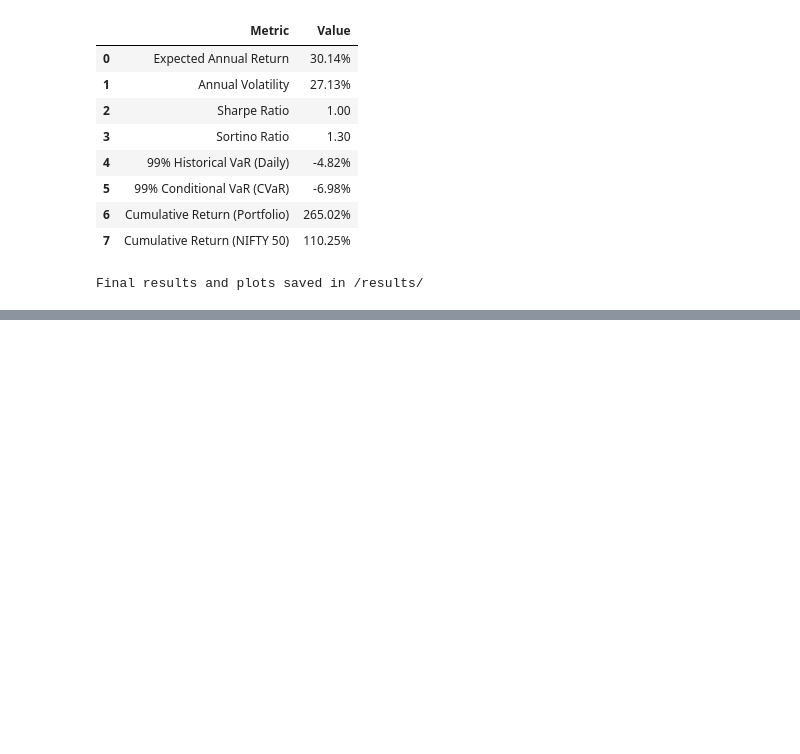
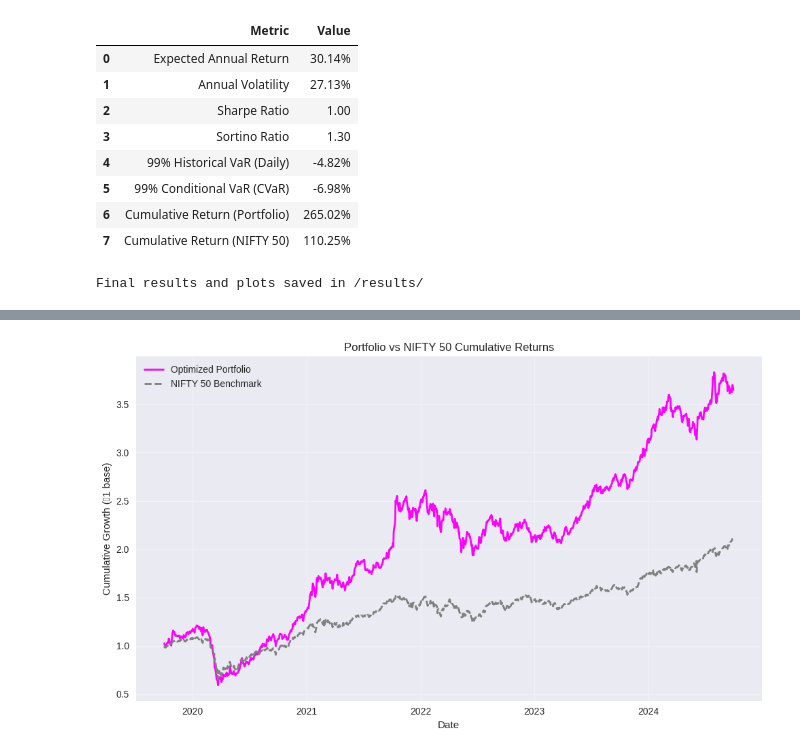
Before and after one commit to Cheeetohz/tissue-paper-box, a Jupyter notebook: Tissue_paper_box.ipynb, the cells around one changed output, grey strips where cells are left out. Drawn from its saved outputs; the diff is of its cells as text; code cells hidden in the pictures; blank space fills up the shorter version.

```diff
--- a/Tissue_paper_box.ipynb
+++ b/Tissue_paper_box.ipynb
@@ -574,0 +628,12 @@ Final results and plots saved in /results/
+# %%
+plt.figure(figsize=(10,6))
+plt.plot(cum_portfolio, label='Optimized Portfolio', color='magenta', lw=2)
+plt.plot(cum_nifty, label='NIFTY 50 Benchmark', color='grey', lw=2, ls='--')
+plt.title('Portfolio vs NIFTY 50 Cumulative Returns')
+plt.xlabel('Date'); plt.ylabel('Cumulative Growth (₹1 base)')
+plt.legend(); plt.grid(True, alpha=0.3)
+plt.tight_layout()
+plt.savefig('results/final_portfolio_vs_nifty.png', dpi=200)
+plt.show()
+# %% [output]
+[figure, added]
```
Also changed, not shown: parts of 9 cells of this notebook.
